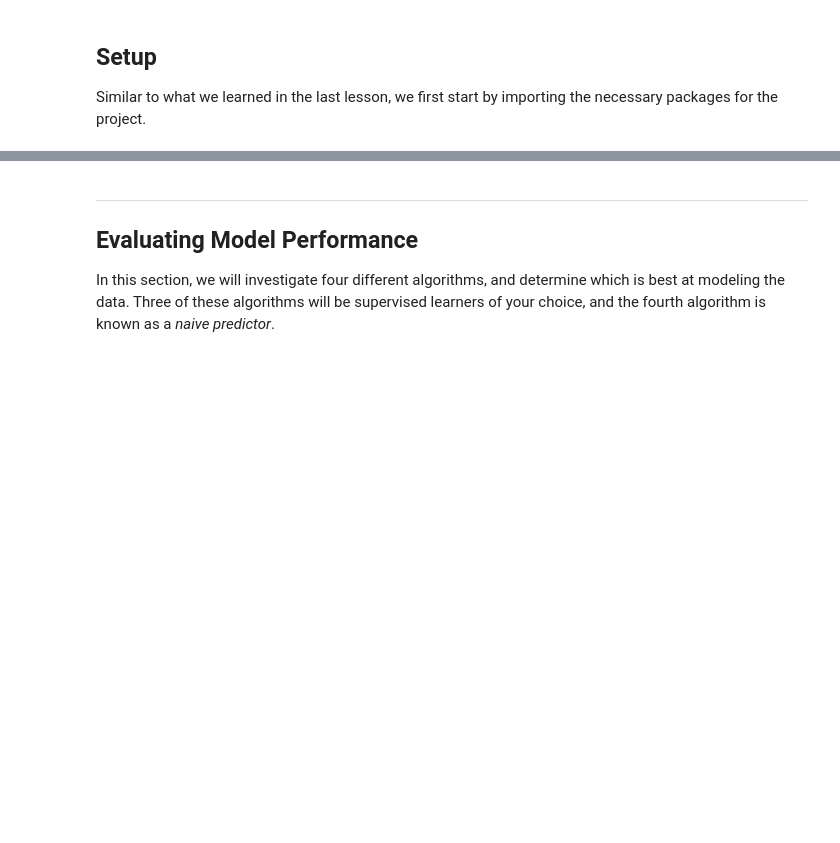
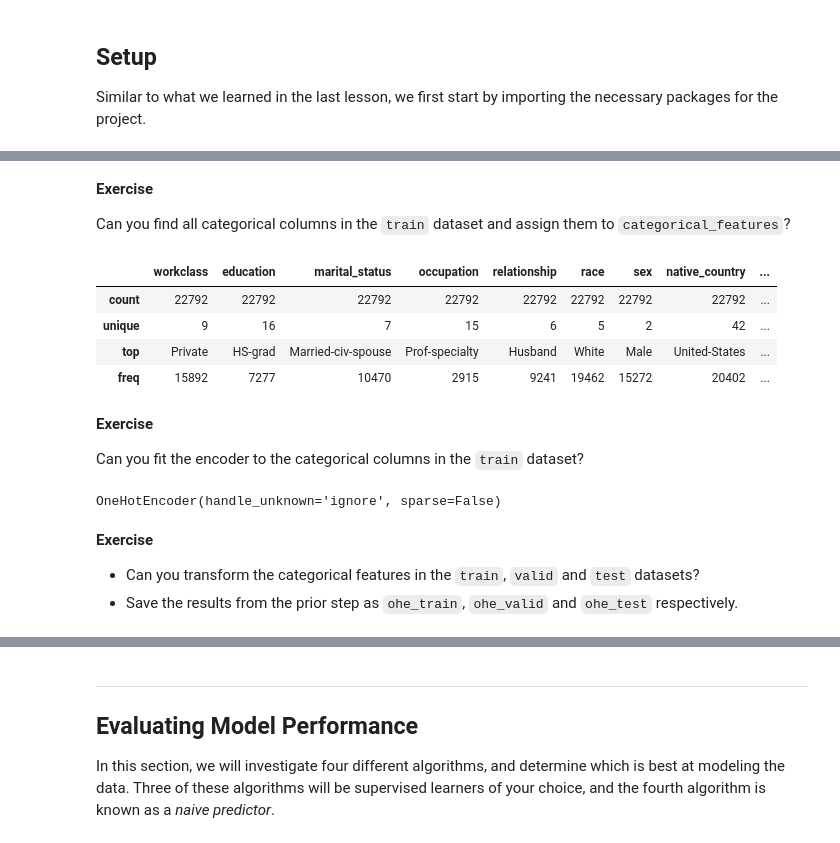
Before and after one commit to leovantoji/python_for_data_science, a Jupyter notebook: src/notebooks_solutions/l09-intro_to_ml-solution.ipynb, the cells around one changed output, grey strips where cells are left out. Saved outputs shown, nothing was run; the diff lists cells and outputs as text; code cells hidden in the pictures; blank space fills up the shorter version.

```diff
--- a/src/notebooks_solutions/l09-intro_to_ml-solution.ipynb
+++ b/src/notebooks_solutions/l09-intro_to_ml-solution.ipynb
@@ -339,0 +359,2 @@ Testing set has 9045 samples.
+# %%
+train, test = train_test_split(data, test_size=0.2, random_state=40, stratify=data['income'])
@@ -339,0 +365,3 @@ Testing set has 9045 samples.
+# %%
+# [TODO]
+train, valid = train_test_split(train, test_size=0.125, random_state=40, stratify=train['income'])
@@ -339,0 +585,13 @@ Testing set has 9045 samples.
+# %% [markdown]
+**Exercise**
+
+Can you find all categorical columns in the `train` dataset and assign them to `categorical_features`?
+# %%
+# [TODO]
+train.describe(include="object")
+# %% [output]
+|  | workclass | education | marital_status | occupation | relationship | race | sex | native_country | ... |
+| count | 22792 | 22792 | 22792 | 22792 | 22792 | 22792 | 22792 | 22792 | ... |
+| unique | 9 | 16 | 7 | 15 | 6 | 5 | 2 | 42 | ... |
+| top | Private | HS-grad | Married-civ-spouse | Prof-specialty | Husband | White | Male | United-States | ... |
+| freq | 15892 | 7277 | 10470 | 2915 | 9241 | 19462 | 15272 | 20402 | ... |
@@ -339,0 +610,13 @@ Testing set has 9045 samples.
+# %% [markdown]
+**Exercise**
+
+Can you fit the encoder to the categorical columns in the `train` dataset?
+# %%
+ohe.fit(train[categorical_features])
+# %% [output]
+OneHotEncoder(handle_unknown='ignore', sparse=False)
+# %% [markdown]
+**Exercise**
+
+- Can you transform the categorical features in the `train`, `valid` and `test` datasets?
+- Save the results from the prior step as `ohe_train`, `ohe_valid` and `ohe_test` respectively.
```
Also changed, not shown: parts of 89 cells of this notebook, 3 other files.
